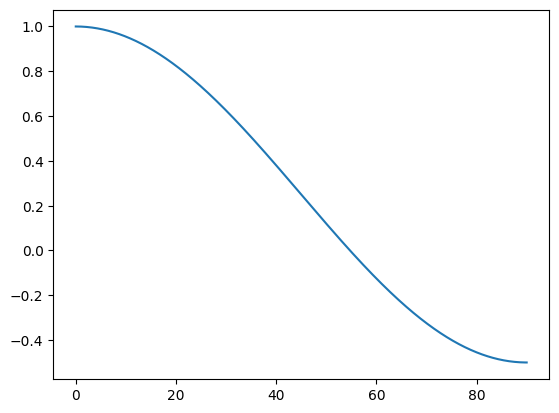
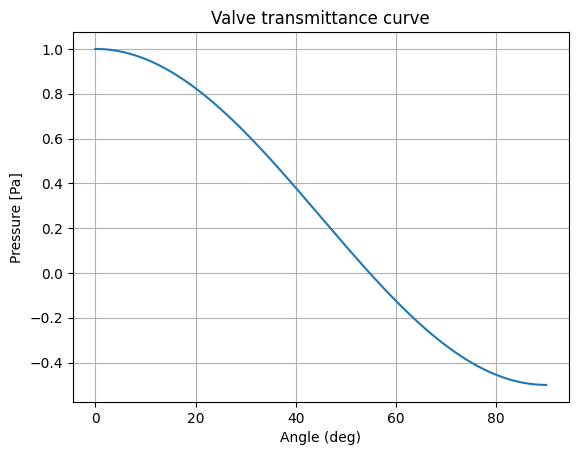
Unified diff of the notebook cell whose output changed from the first chart to the second:
--- before
+++ after
@@ -34,4 +34,11 @@
 v = Valve()
 ps = [v.across(p1, v1, angle) for angle in angles]
+
+
+title = "Valve transmittance curve"
+plt.title(title)
 plt.plot(angles, ps)
+plt.ylabel("Pressure [Pa]")
+plt.xlabel("Angle (deg)")
+plt.grid()
 plt.show()

Commit: lit